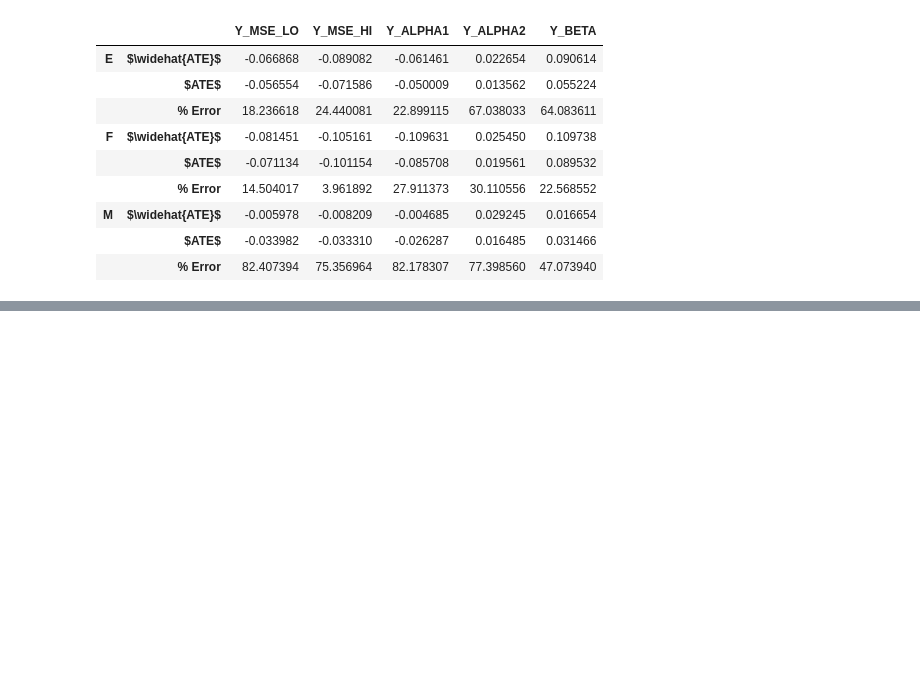
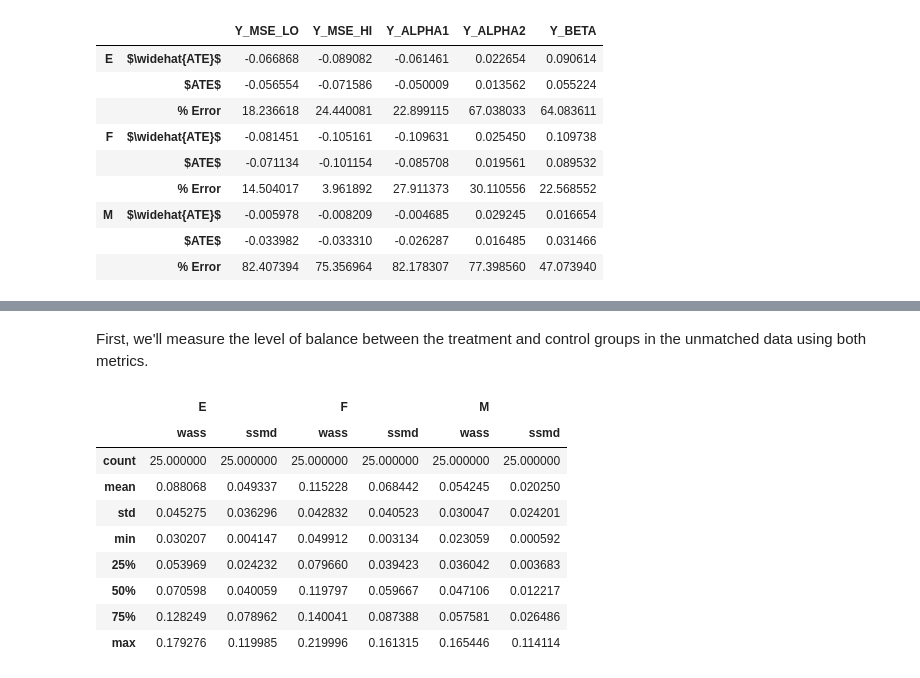
Before and after one commit to avivrosenberg/causal-inference-hw, a Jupyter notebook: proj/ci-proj.ipynb, the cells around one changed output, grey strips where cells are left out. Saved outputs shown, nothing was run; the diff lists cells and outputs as text; code cells hidden in the pictures; blank space fills up the shorter version.

```diff
--- a/proj/ci-proj.ipynb
+++ b/proj/ci-proj.ipynb
@@ -817,0 +866,27 @@ df_ate.transpose()
+# %% [markdown]
+First, we'll measure the level of balance between the treatment and control groups in the unmatched data using both metrics.
+# %%
+from proj.ci.matching import ssmd_dist, wass_dist
+
+balance_metrics = ['wass', 'ssmd']
+df_balance = pd.DataFrame(index=covariate_columns, columns=pd.MultiIndex.from_product([datasets_cs, balance_metrics]))
+
+for i, (name, df) in enumerate(datasets_cs.items()):
+    X, y, t = data.split_dataset(df, scale_covariates=True)
+    X_treat, X_ctrl = X[t == 1], X[t == 0]
+
+    df_balance[(name, 'wass')] = wass_dist(X_treat, X_ctrl)
+    df_balance[(name, 'ssmd')] = ssmd_dist(X_treat, X_ctrl)
+
+df_balance.describe()
+# %% [output]
+|  | E |  | F |  | M |  |
+|  | wass | ssmd | wass | ssmd | wass | ssmd |
+| count | 25.000000 | 25.000000 | 25.000000 | 25.000000 | 25.000000 | 25.000000 |
+| mean | 0.088068 | 0.049337 | 0.115228 | 0.068442 | 0.054245 | 0.020250 |
+| std | 0.045275 | 0.036296 | 0.042832 | 0.040523 | 0.030047 | 0.024201 |
+| min | 0.030207 | 0.004147 | 0.049912 | 0.003134 | 0.023059 | 0.000592 |
+| 25% | 0.053969 | 0.024232 | 0.079660 | 0.039423 | 0.036042 | 0.003683 |
+| 50% | 0.070598 | 0.040059 | 0.119797 | 0.059667 | 0.047106 | 0.012217 |
+| 75% | 0.128249 | 0.078962 | 0.140041 | 0.087388 | 0.057581 | 0.026486 |
+| max | 0.179276 | 0.119985 | 0.219996 | 0.161315 | 0.165446 | 0.114114 |
```
Also changed, not shown: parts of 23 cells of this notebook.
